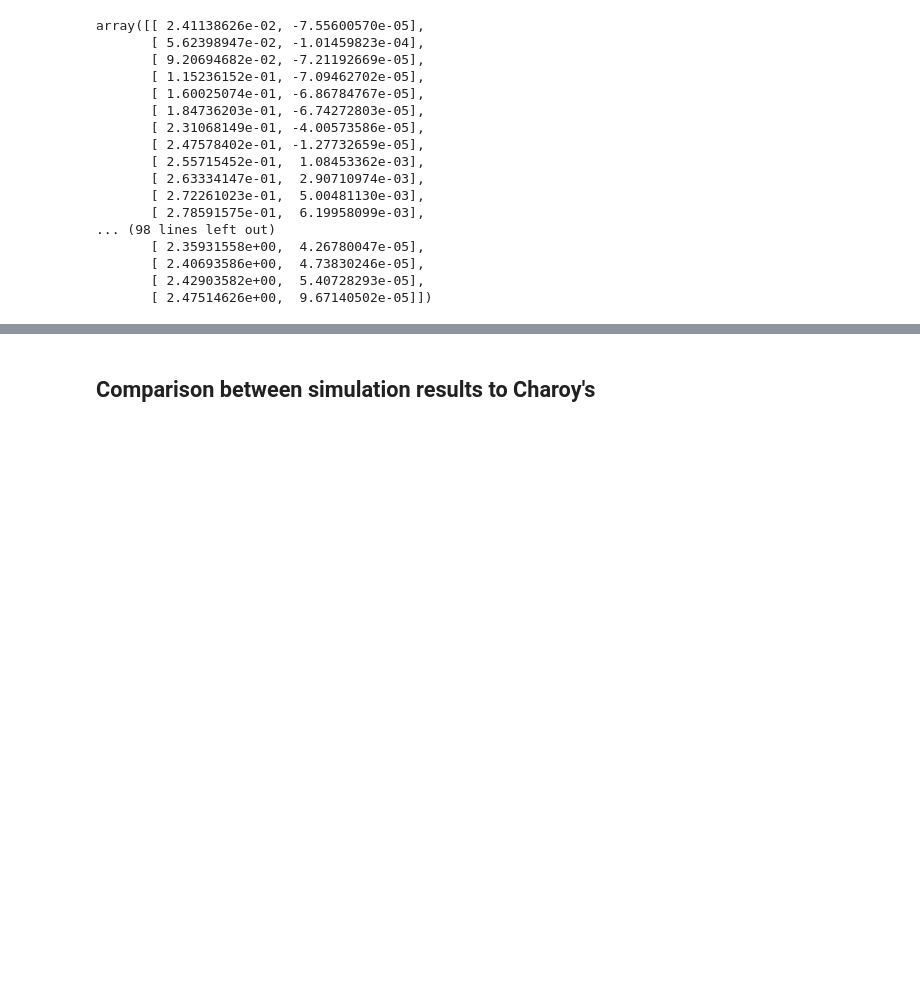
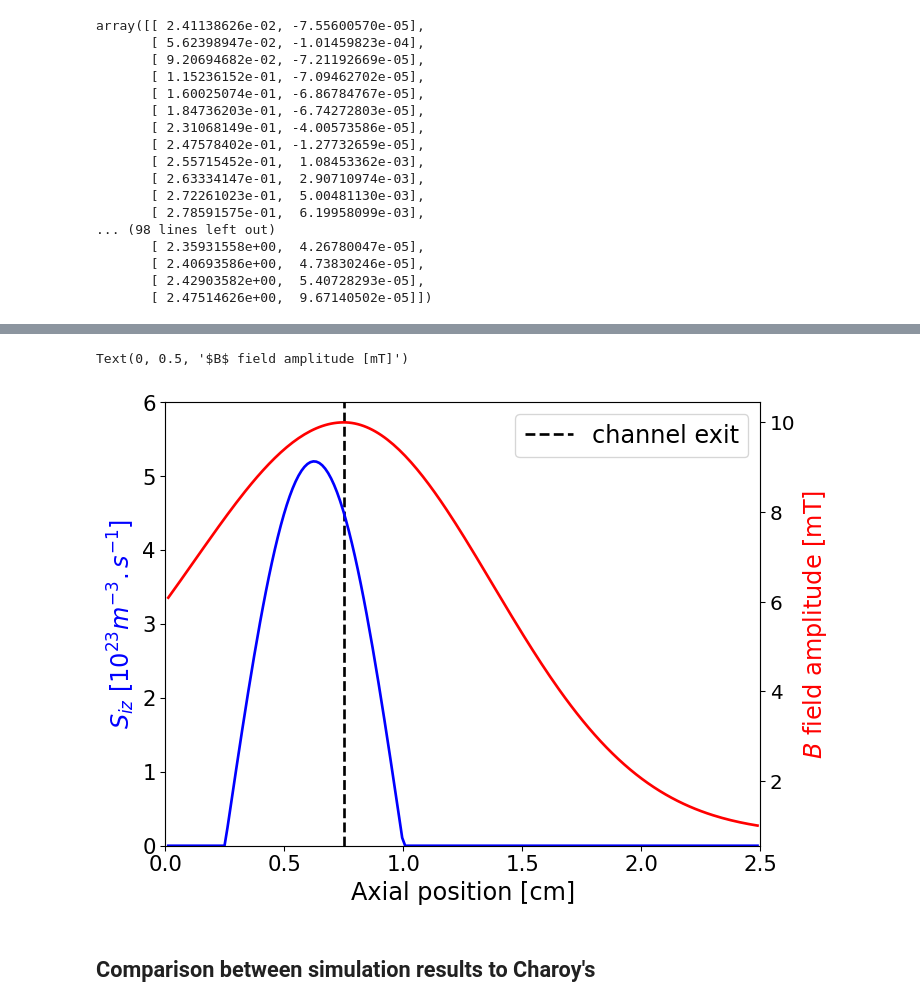
Before and after one commit to federicopetronio/FLHET1D, a Jupyter notebook: Plots_Charoy.ipynb, the cells around one changed output, grey strips where cells are left out. Saved outputs shown, nothing was run; the diff lists cells and outputs as text; code cells hidden in the pictures; blank space fills up the shorter version.

```diff
--- a/Plots_Charoy.ipynb
+++ b/Plots_Charoy.ipynb
@@ -194,3 +196,22 @@ plt.show()
+# %%
+fig, ax = plt.subplots(figsize=(8,6), dpi=96)
+
+ax.plot([LTHR*100, LTHR*100], [0., 10.], 'k--', label='channel exit')
+ax.plot(x_center*100, Siz_arr/(1e23), 'b-')
+ax.set_xlim([0., 2.5])
+ax.set_ylim([0., 6.])
+ax.xaxis.set_tick_params(labelsize=tickfontsize)
+ax.yaxis.set_tick_params(labelsize=tickfontsize)
+ax.set_xlabel("Axial position [cm]", fontsize=axisfontsize)
+ax.set_ylabel("$S_{iz}$ [$10^{23} m^{-3}.s^{-1}$]", color='b', fontsize=axisfontsize)
+ax.legend(fontsize=axisfontsize)
+
+ax_b = ax.twinx()
+ax_b.plot(x_center*100, code_B100*1000, 'r-')
+ax_b.set_ylabel("$B$ field amplitude [mT]", color='r', fontsize=axisfontsize)
+# %% [output]
+Text(0, 0.5, '$B$ field amplitude [mT]')
+[figure, added]
 # %% [markdown]
 ## Comparison between simulation results to Charoy's
 # %%
```
Also changed, not shown: parts of 12 cells of this notebook.
